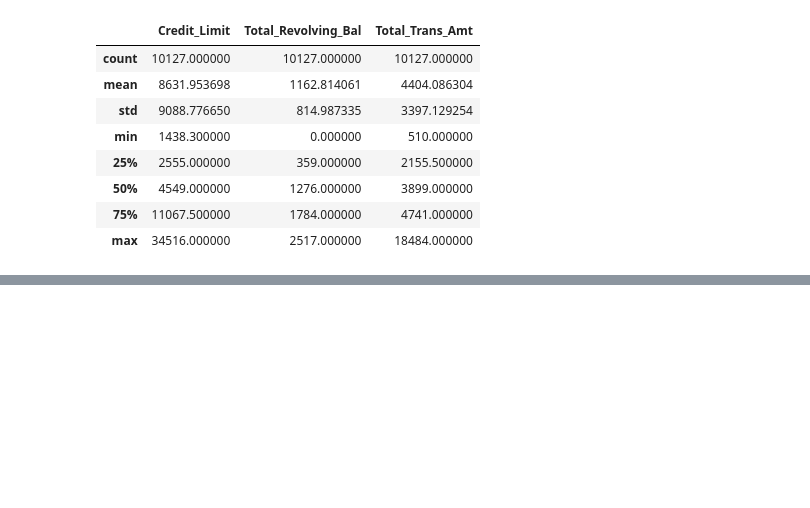
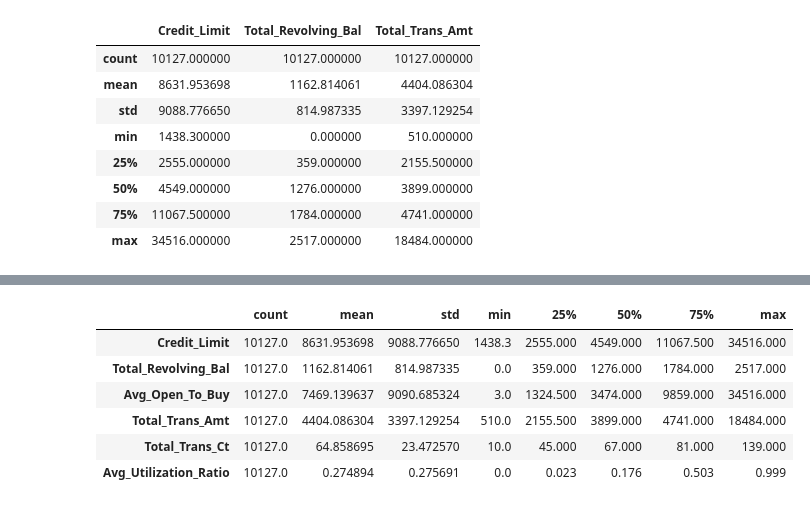
Before and after one commit to rajjadav007/Credit_card_customer_analysis, a Jupyter notebook: BankData.ipynb, the cells around one changed output, grey strips where cells are left out. Saved outputs shown, nothing was run; the diff lists cells and outputs as text; code cells hidden in the pictures; blank space fills up the shorter version.

```diff
--- a/BankData.ipynb
+++ b/BankData.ipynb
@@ -412,0 +499,20 @@ cust[outlier_column].describe()
+# %%
+financial_columns = [
+    "Credit_Limit",
+    "Total_Revolving_Bal",
+    "Avg_Open_To_Buy",
+    "Total_Trans_Amt",
+    "Total_Trans_Ct",
+    "Avg_Utilization_Ratio"
+]
+
+display(cust[financial_columns].describe().T)
+##Using .T makes the output easier to read by placing each column on its own row.
+# %% [output]
+|  | count | mean | std | min | 25% | 50% | 75% | max |
+| Credit_Limit | 10127.0 | 8631.953698 | 9088.776650 | 1438.3 | 2555.000 | 4549.000 | 11067.500 | 34516.000 |
+| Total_Revolving_Bal | 10127.0 | 1162.814061 | 814.987335 | 0.0 | 359.000 | 1276.000 | 1784.000 | 2517.000 |
+| Avg_Open_To_Buy | 10127.0 | 7469.139637 | 9090.685324 | 3.0 | 1324.500 | 3474.000 | 9859.000 | 34516.000 |
+| Total_Trans_Amt | 10127.0 | 4404.086304 | 3397.129254 | 510.0 | 2155.500 | 3899.000 | 4741.000 | 18484.000 |
+| Total_Trans_Ct | 10127.0 | 64.858695 | 23.472570 | 10.0 | 45.000 | 67.000 | 81.000 | 139.000 |
+| Avg_Utilization_Ratio | 10127.0 | 0.274894 | 0.275691 | 0.0 | 0.023 | 0.176 | 0.503 | 0.999 |
```
Also changed, not shown: parts of 9 cells of this notebook, 2 other files.
